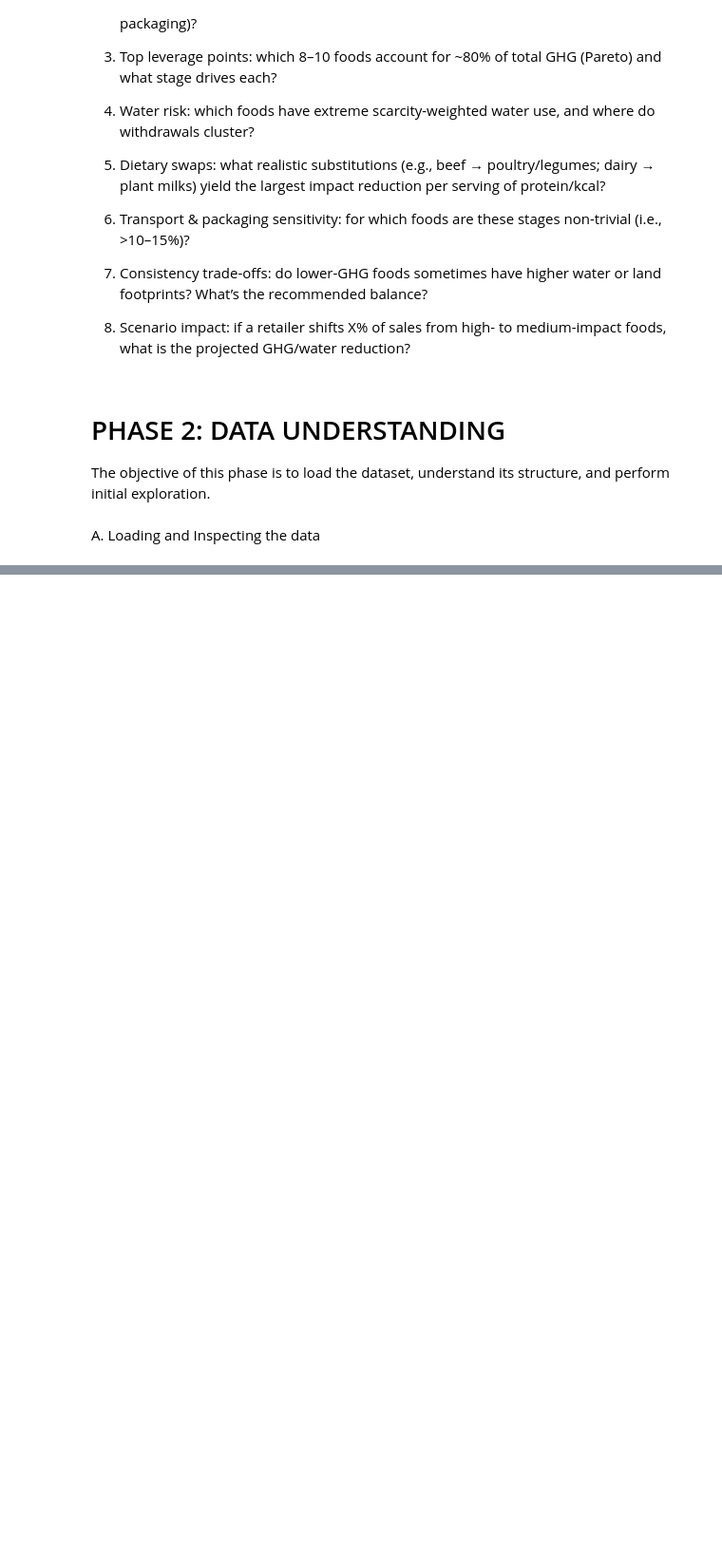
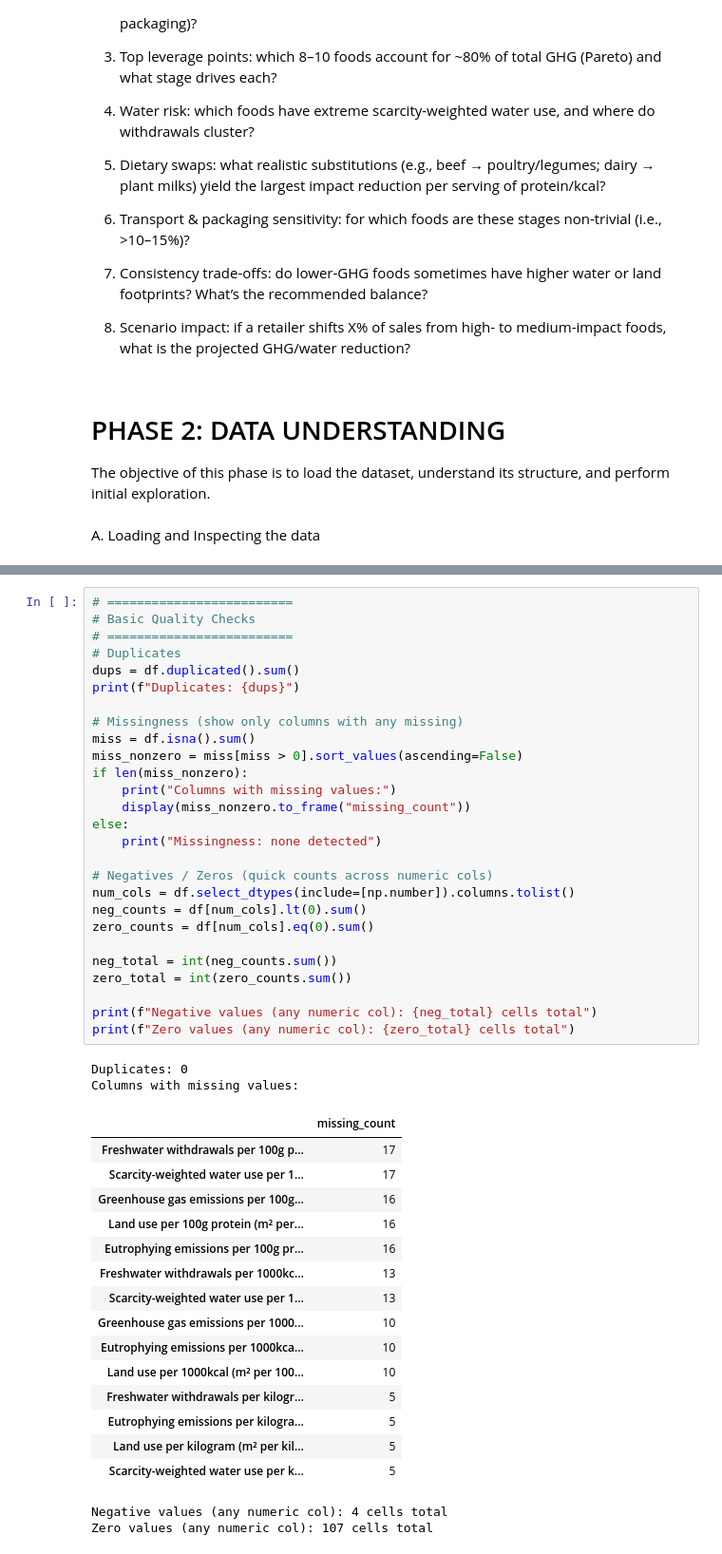
Before and after one commit to MillicentAgyir/Food-Production-Analysis, a Jupyter notebook: Business & Data Understanding.ipynb, the cells around one changed output, grey strips where cells are left out. Shown at 95% size. Drawn from its saved outputs; the diff is of its cells as text; blank space fills up the shorter version.

```diff
--- a/Business & Data Understanding.ipynb
+++ b/Business & Data Understanding.ipynb
@@ -219,0 +119,47 @@ display(range_summary)
+# %%
+# =========================
+# Basic Quality Checks
+# =========================
+# Duplicates
+dups = df.duplicated().sum()
+print(f"Duplicates: {dups}")
+
+# Missingness (show only columns with any missing)
+miss = df.isna().sum()
+miss_nonzero = miss[miss > 0].sort_values(ascending=False)
+if len(miss_nonzero):
+    print("Columns with missing values:")
+    display(miss_nonzero.to_frame("missing_count"))
+else:
+    print("Missingness: none detected")
+
+# Negatives / Zeros (quick counts across numeric cols)
+num_cols = df.select_dtypes(include=[np.number]).columns.tolist()
+neg_counts = df[num_cols].lt(0).sum()
+zero_counts = df[num_cols].eq(0).sum()
+
+neg_total = int(neg_counts.sum())
+zero_total = int(zero_counts.sum())
+
+print(f"Negative values (any numeric col): {neg_total} cells total")
+print(f"Zero values (any numeric col): {zero_total} cells total")
+# %% [output]
+Duplicates: 0
+Columns with missing values:
+|  | missing_count |
+| Freshwater withdrawals per 100g p... | 17 |
+| Scarcity-weighted water use per 1... | 17 |
+| Greenhouse gas emissions per 100g... | 16 |
+| Land use per 100g protein (m² per... | 16 |
+| Eutrophying emissions per 100g pr... | 16 |
+| Freshwater withdrawals per 1000kc... | 13 |
+| Scarcity-weighted water use per 1... | 13 |
+| Greenhouse gas emissions per 1000... | 10 |
+| Eutrophying emissions per 1000kca... | 10 |
+| Land use per 1000kcal (m² per 100... | 10 |
+| Freshwater withdrawals per kilogr... | 5 |
+| Eutrophying emissions per kilogra... | 5 |
+| Land use per kilogram (m² per kil... | 5 |
+| Scarcity-weighted water use per k... | 5 |
+Negative values (any numeric col): 4 cells total
+Zero values (any numeric col): 107 cells total
```
Also changed, not shown: parts of 15 cells of this notebook, 2 other files.
